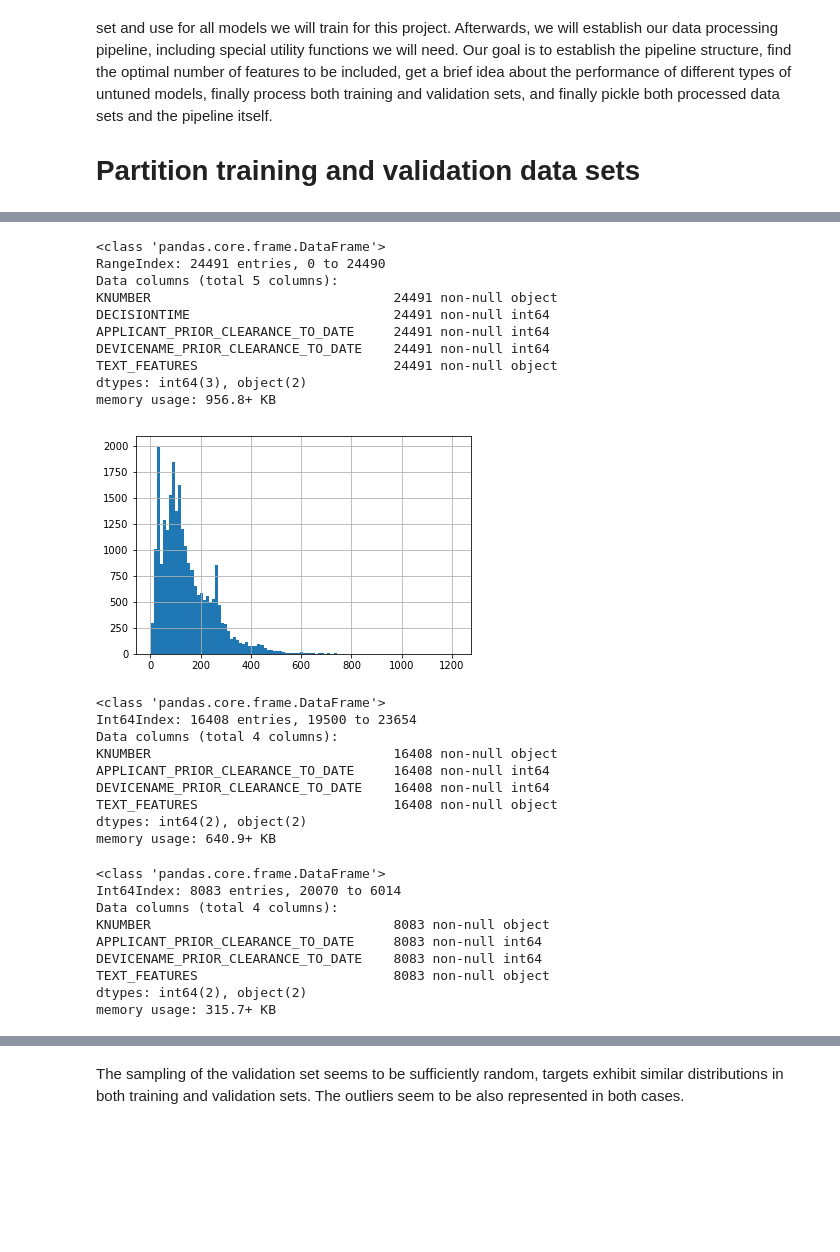
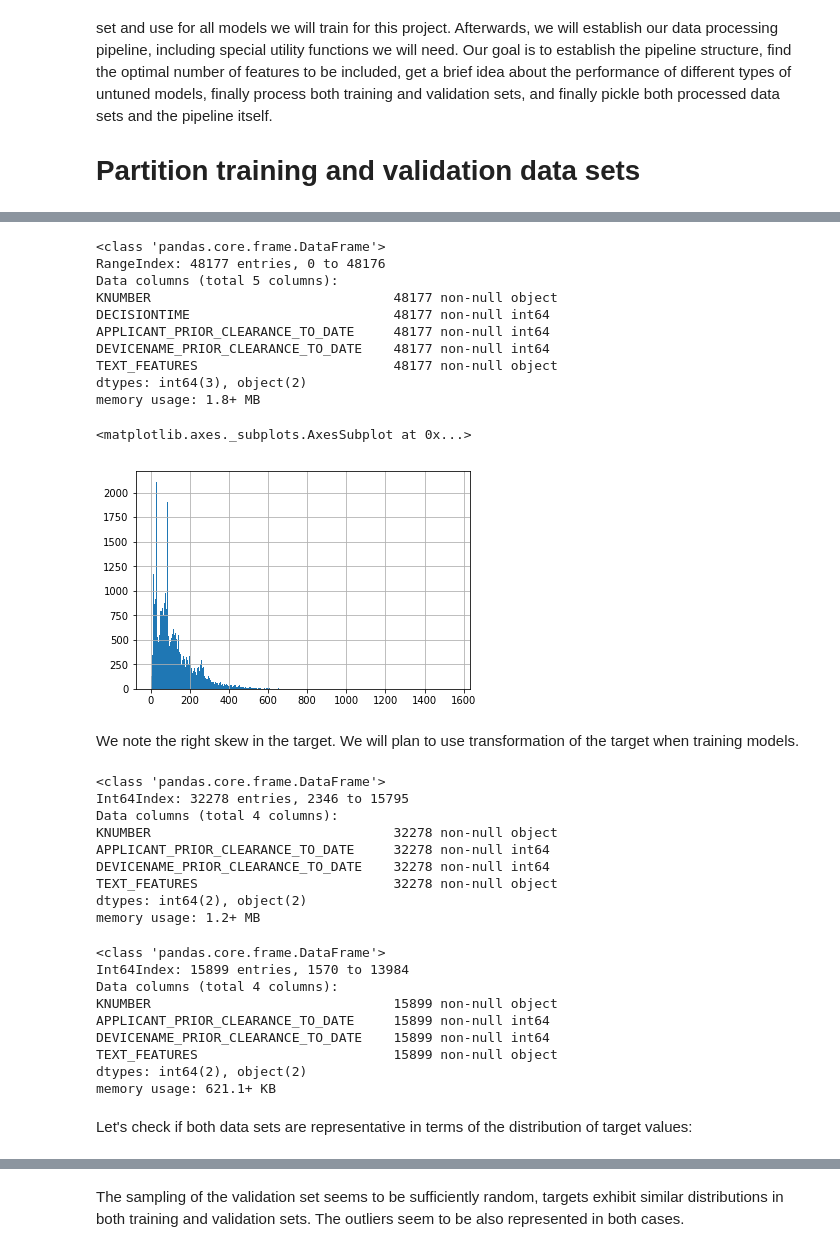
Before and after one commit to ayguno/Predictive-Modeling-510k-decision-time, a Jupyter notebook: Predictive Modeling of 510k Decision Timeline - Data Pipeline.ipynb, the cells around one changed output, grey strips where cells are left out. Saved outputs shown, nothing was run; the diff lists cells and outputs as text; code cells hidden in the pictures; blank space fills up the shorter version.

Commit message:
Developing expectations about computational constraints

```diff
--- a/Predictive Modeling of 510k Decision Timeline - Data Pipeline.ipynb
+++ b/Predictive Modeling of 510k Decision Timeline - Data Pipeline.ipynb
@@ -6,12 +6,12 @@ We will start by holding out a validation data set, and inspect its representati
 # Partition training and validation data sets
 # %%
 # Write/read disk directory
-disk = "D:\GitHub\Predictive-Modeling-510k-decision-time"
+disk = "D:\Data_science\GitHub\Predictive-Modeling-510k-decision-time"
 import pandas as pd
 import numpy as np
 import pickle
 from sklearn.model_selection import train_test_split
-processed510kdata = pd.read_csv(disk+"processed510kdata.csv")
+processed510kdata = pd.read_csv(disk+"\processed510kdata.csv")
 # %%
 processed510kdata.head()
 # %% [output]
@@ -25,53 +25,56 @@ processed510kdata.head()
 processed510kdata.info()
 # %% [output]
 <class 'pandas.core.frame.DataFrame'>
-RangeIndex: 24491 entries, 0 to 24490
+RangeIndex: 48177 entries, 0 to 48176
 Data columns (total 5 columns):
-KNUMBER                               24491 non-null object
-DECISIONTIME                          24491 non-null int64
-APPLICANT_PRIOR_CLEARANCE_TO_DATE     24491 non-null int64
-DEVICENAME_PRIOR_CLEARANCE_TO_DATE    24491 non-null int64
-TEXT_FEATURES                         24491 non-null object
+KNUMBER                               48177 non-null object
+DECISIONTIME                          48177 non-null int64
+APPLICANT_PRIOR_CLEARANCE_TO_DATE     48177 non-null int64
+DEVICENAME_PRIOR_CLEARANCE_TO_DATE    48177 non-null int64
+TEXT_FEATURES                         48177 non-null object
 dtypes: int64(3), object(2)
-memory usage: 956.8+ KB
+memory usage: 1.8+ MB
 # %%
 import matplotlib.pyplot as plt
-processed510kdata.DECISIONTIME.hist(bins=100)
-plt.show()
+processed510kdata.DECISIONTIME.hist(bins=500)
 # %% [output]
+<matplotlib.axes._subplots.AxesSubplot at 0x...>
-[figure, old version]
+[figure, new version]
+# %% [markdown]
+We note the right skew in the target. We will plan to use transformation of the target when training models.
 # %%
 X = processed510kdata.drop("DECISIONTIME", axis=1)
 y = processed510kdata.DECISIONTIME
 
 X_train, X_val, y_train, y_val = train_test_split(X, y, test_size=0.33, random_state=42)
 # %%
-# With currently available data, this is about 16.4K samples. We will increase this set as more data becomes available
+# With currently available data, this is about 32.2K training samples.
 X_train.info()
 # %% [output]
 <class 'pandas.core.frame.DataFrame'>
-Int64Index: 16408 entries, 19500 to 23654
+Int64Index: 32278 entries, 2346 to 15795
 Data columns (total 4 columns):
-KNUMBER                               16408 non-null object
-APPLICANT_PRIOR_CLEARANCE_TO_DATE     16408 non-null int64
-DEVICENAME_PRIOR_CLEARANCE_TO_DATE    16408 non-null int64
-TEXT_FEATURES                         16408 non-null object
+KNUMBER                               32278 non-null object
+APPLICANT_PRIOR_CLEARANCE_TO_DATE     32278 non-null int64
+DEVICENAME_PRIOR_CLEARANCE_TO_DATE    32278 non-null int64
+TEXT_FEATURES                         32278 non-null object
 dtypes: int64(2), object(2)
-memory usage: 640.9+ KB
+memory usage: 1.2+ MB
 # %%
 # This is the validation set we will lock down along with the target (y) values.
-# KNUMBER is kept to identifiy and remove these data points from the growing training set in future.
 X_val.info()
 # %% [output]
 <class 'pandas.core.frame.DataFrame'>
-Int64Index: 8083 entries, 20070 to 6014
+Int64Index: 15899 entries, 1570 to 13984
 Data columns (total 4 columns):
-KNUMBER                               8083 non-null object
-APPLICANT_PRIOR_CLEARANCE_TO_DATE     8083 non-null int64
-DEVICENAME_PRIOR_CLEARANCE_TO_DATE    8083 non-null int64
-TEXT_FEATURES                         8083 non-null object
+KNUMBER                               15899 non-null object
+APPLICANT_PRIOR_CLEARANCE_TO_DATE     15899 non-null int64
+DEVICENAME_PRIOR_CLEARANCE_TO_DATE    15899 non-null int64
+TEXT_FEATURES                         15899 non-null object
 dtypes: int64(2), object(2)
-memory usage: 315.7+ KB
+memory usage: 621.1+ KB
+# %% [markdown]
+Let's check if both data sets are representative in terms of the distribution of target values:
 # %%
 y_train.hist(bins=100)
 plt.show()
```
Also changed, not shown: parts of 12 cells of this notebook.
